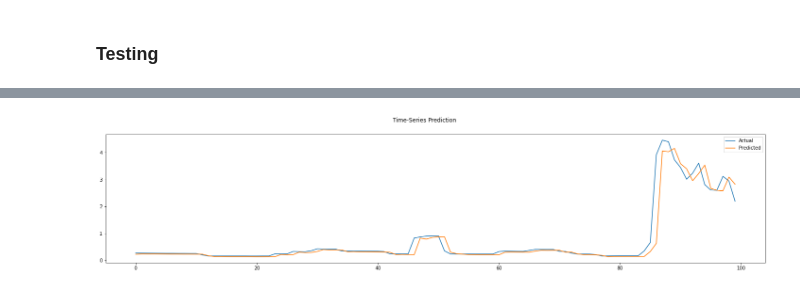
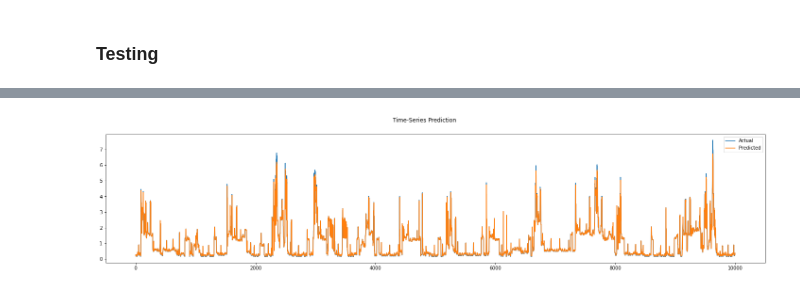
Before and after one commit to smoggy-P/Dynamic_Programming_Project, a Jupyter notebook: demand_esti_model.ipynb, the cells around one changed output, grey strips where cells are left out. Drawn from its saved outputs; the diff is of its cells as text; code cells hidden in the pictures.

```diff
--- a/demand_esti_model.ipynb
+++ b/demand_esti_model.ipynb
@@ -60,7 +60,7 @@ sc = MinMaxScaler()
 training_data = sc.fit_transform(training_set)
 joblib.dump(sc, 'data_scaler.pkl')
 
-seq_length = 4
+seq_length = 1
 x, y = sliding_windows(training_data, seq_length)
 
 train_size = int(len(y) * 0.67)
@@ -136,6 +142,7 @@ if training:
         optimizer.step()
         if epoch % 100 == 0:
             print("Epoch: %d, loss: %1.5f" % (epoch, loss.item()))
+    torch.save(lstm, "demand_esti_model.pkl")
 else:
     lstm = torch.load("demand_esti_model.pkl")
 # %% [markdown]
@@ -157,22 +150,22 @@ tensor([[0.0194],
 # %%
 import matplotlib.pyplot as plt
 
 test_predict = lstm(testX)
 
 data_predict = test_predict.data.numpy()
 dataY_plot = testY.data.numpy()
 
 data_predict = sc.inverse_transform(data_predict)
 dataY_plot = sc.inverse_transform(dataY_plot)
 
 start = 0
-plot_horizon = 100
+plot_horizon = 10000
 
 plt.gcf().set_size_inches(25, 5)
 plt.plot(dataY_plot[start:start+plot_horizon], label='Actual')
 plt.plot(data_predict[start:start+plot_horizon], label='Predicted')
 plt.legend()
 plt.suptitle('Time-Series Prediction')
 plt.show()
 # %% [output]
-[figure, old version]
+[figure, new version]
```
Also changed, not shown: parts of 2 cells of this notebook, 1 other file.
